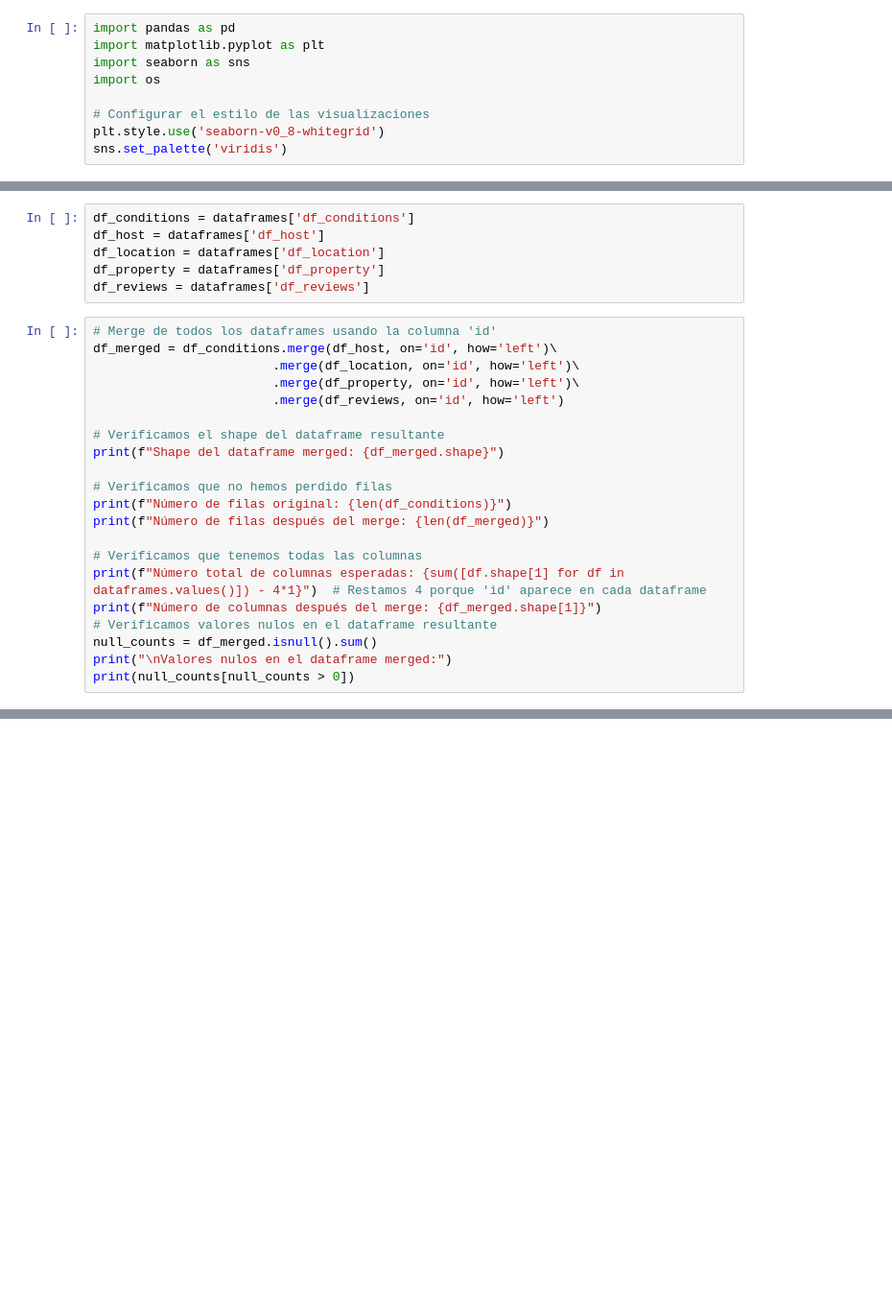
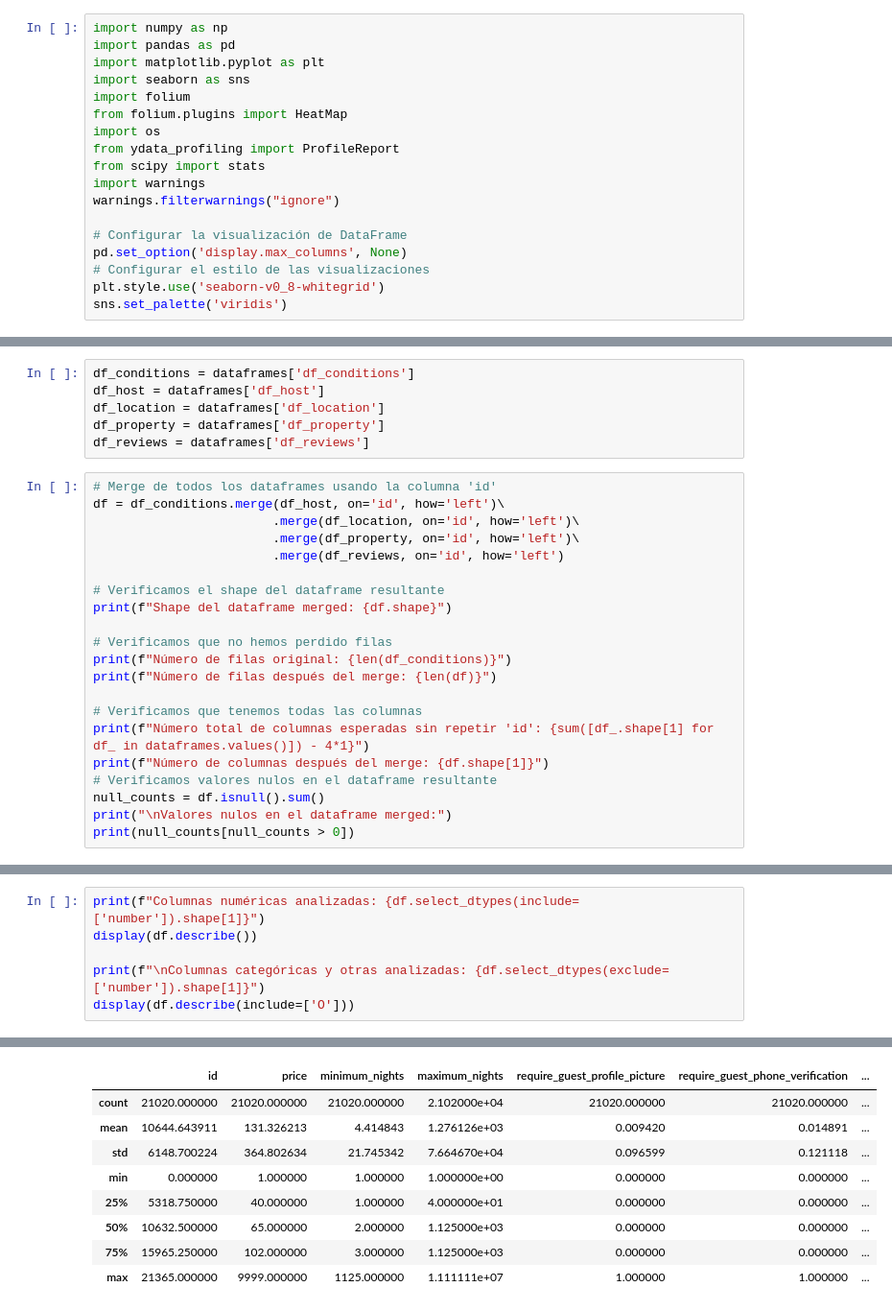
Before and after one commit to BarbaraGamarra/estudio-precios-airbnb-Madrid, a Jupyter notebook: notebooks/airbnb_Madrid.ipynb, the cells around one changed output, grey strips where cells are left out. Shown at 96% size. Cells and saved outputs as stored; diff of their text form; blank space fills up the shorter version.

```diff
--- a/notebooks/airbnb_Madrid.ipynb
+++ b/notebooks/airbnb_Madrid.ipynb
@@ -51,9 +32,18 @@ El proyecto seguirá estos pasos:
 # %%
+import numpy as np
 import pandas as pd
 import matplotlib.pyplot as plt
 import seaborn as sns
+import folium
+from folium.plugins import HeatMap
 import os
+from ydata_profiling import ProfileReport
+from scipy import stats
+import warnings
+warnings.filterwarnings("ignore")
 
+# Configurar la visualización de DataFrame
+pd.set_option('display.max_columns', None)
 # Configurar el estilo de las visualizaciones
 plt.style.use('seaborn-v0_8-whitegrid')
 sns.set_palette('viridis')
@@ -165,23 +165,23 @@ df_property = dataframes['df_property']
 df_reviews = dataframes['df_reviews']
 # %%
 # Merge de todos los dataframes usando la columna 'id'
-df_merged = df_conditions.merge(df_host, on='id', how='left')\
+df = df_conditions.merge(df_host, on='id', how='left')\
                         .merge(df_location, on='id', how='left')\
                         .merge(df_property, on='id', how='left')\
                         .merge(df_reviews, on='id', how='left')
 
 # Verificamos el shape del dataframe resultante
-print(f"Shape del dataframe merged: {df_merged.shape}")
+print(f"Shape del dataframe merged: {df.shape}")
 
 # Verificamos que no hemos perdido filas
 print(f"Número de filas original: {len(df_conditions)}")
-print(f"Número de filas después del merge: {len(df_merged)}")
+print(f"Número de filas después del merge: {len(df)}")
 
 # Verificamos que tenemos todas las columnas
-print(f"Número total de columnas esperadas: {sum([df.shape[1] for df in dataframes.values()]) - 4*1}")  # Restamos 4 porque 'id' aparece en cada dataframe
-print(f"Número de columnas después del merge: {df_merged.shape[1]}")
+print(f"Número total de columnas esperadas sin repetir 'id': {sum([df_.shape[1] for df_ in dataframes.values()]) - 4*1}")
+print(f"Número de columnas después del merge: {df.shape[1]}")
 # Verificamos valores nulos en el dataframe resultante
-null_counts = df_merged.isnull().sum()
+null_counts = df.isnull().sum()
 print("\nValores nulos en el dataframe merged:")
 print(null_counts[null_counts > 0])
 # %% [output]
@@ -204,0 +209,7 @@ dtype: int64
+# %%
+print(f"Columnas numéricas analizadas: {df.select_dtypes(include=['number']).shape[1]}")
+display(df.describe())
+
+print(f"\nColumnas categóricas y otras analizadas: {df.select_dtypes(exclude=['number']).shape[1]}")
+display(df.describe(include=['O']))
+# %% [output]
@@ -204,0 +217,9 @@ dtype: int64
+|  | id | price | minimum_nights | maximum_nights | require_guest_profile_picture | require_guest_phone_verification | ... |
+| count | 21020.000000 | 21020.000000 | 21020.000000 | 2.102000e+04 | 21020.000000 | 21020.000000 | ... |
+| mean | 10644.643911 | 131.326213 | 4.414843 | 1.276126e+03 | 0.009420 | 0.014891 | ... |
+| std | 6148.700224 | 364.802634 | 21.745342 | 7.664670e+04 | 0.096599 | 0.121118 | ... |
+| min | 0.000000 | 1.000000 | 1.000000 | 1.000000e+00 | 0.000000 | 0.000000 | ... |
+| 25% | 5318.750000 | 40.000000 | 1.000000 | 4.000000e+01 | 0.000000 | 0.000000 | ... |
+| 50% | 10632.500000 | 65.000000 | 2.000000 | 1.125000e+03 | 0.000000 | 0.000000 | ... |
+| 75% | 15965.250000 | 102.000000 | 3.000000 | 1.125000e+03 | 0.000000 | 0.000000 | ... |
+| max | 21365.000000 | 9999.000000 | 1125.000000 | 1.111111e+07 | 1.000000 | 1.000000 | ... |
```
Also changed, not shown: parts of 17 cells of this notebook.
